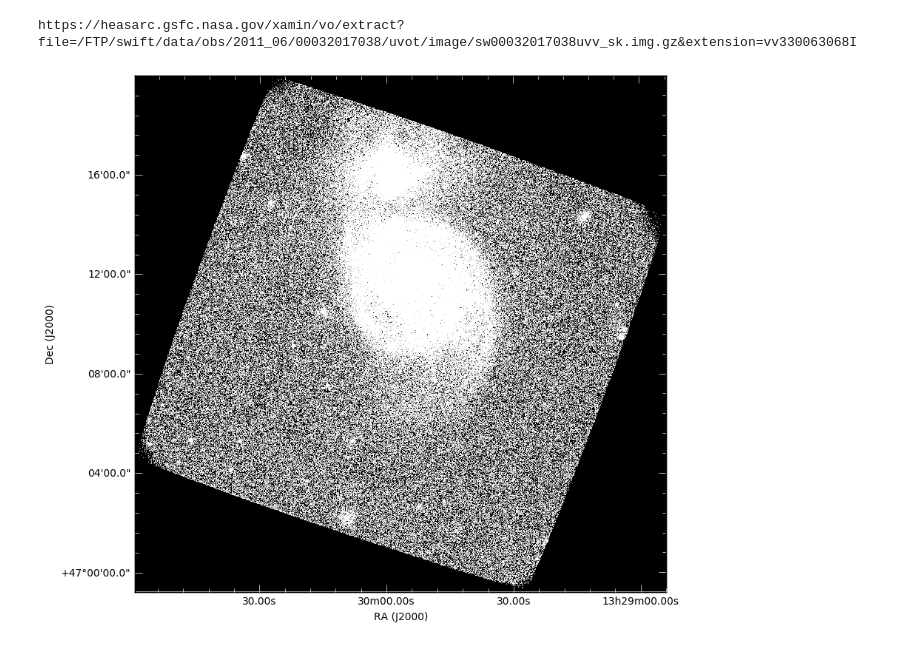
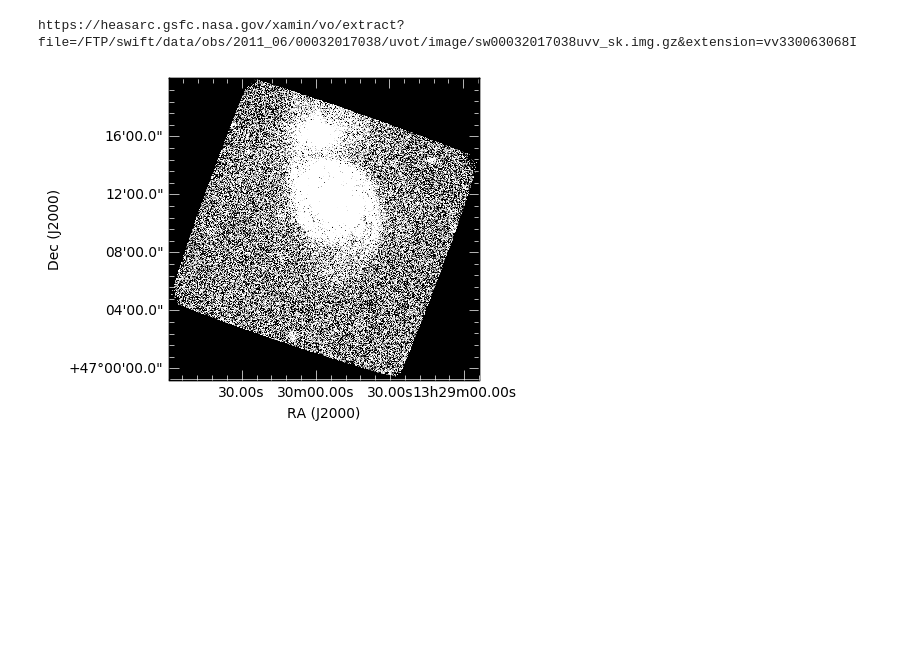
Before and after one commit to NASA-NAVO/aas_workshop_2018, a Jupyter notebook: heasarc/heasarc_Image_Access.ipynb, the cells around one changed output. Cells and saved outputs as stored; diff of their text form; code cells hidden in the pictures; blank space fills up the shorter version.

```diff
--- a/heasarc/heasarc_Image_Access.ipynb
+++ b/heasarc/heasarc_Image_Access.ipynb
@@ -221,7 +221,7 @@ with open('my_image3.fits','wb') as f:
     f.write(r.content)
 # %%
 hdu_list=apfits.open('my_image3.fits')
-gc = aplpy.FITSFigure(hdu_list)
+gc = aplpy.FITSFigure(hdu_list,figsize=(4,4))
 gc.show_grayscale(stretch='log', vmin=0.1,vmax=1.)
 # %% [output]
-[figure, old version]
+[figure, new version]
```
Also changed, not shown: parts of 2 cells of this notebook, 1 other file.
